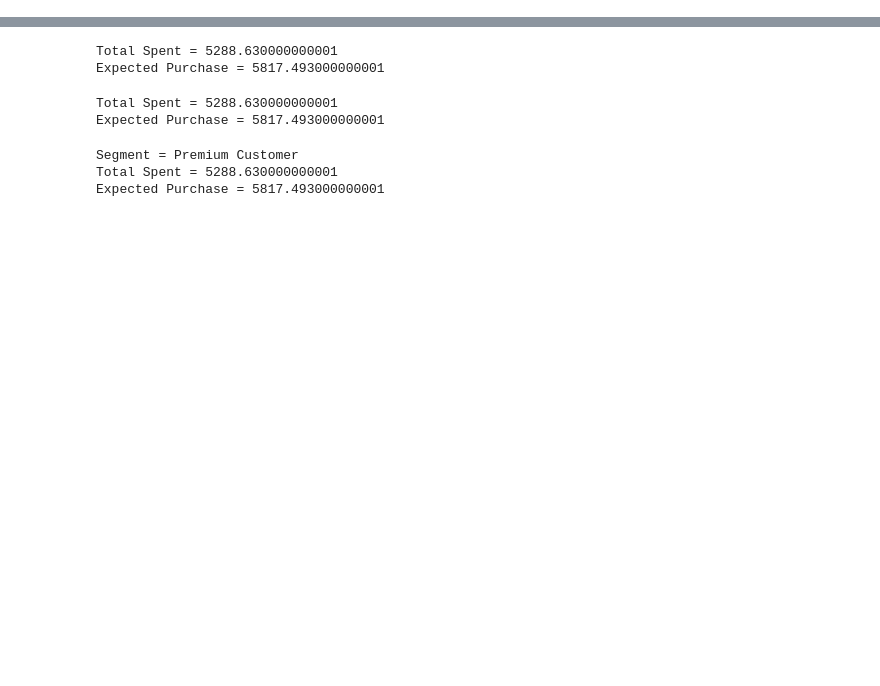
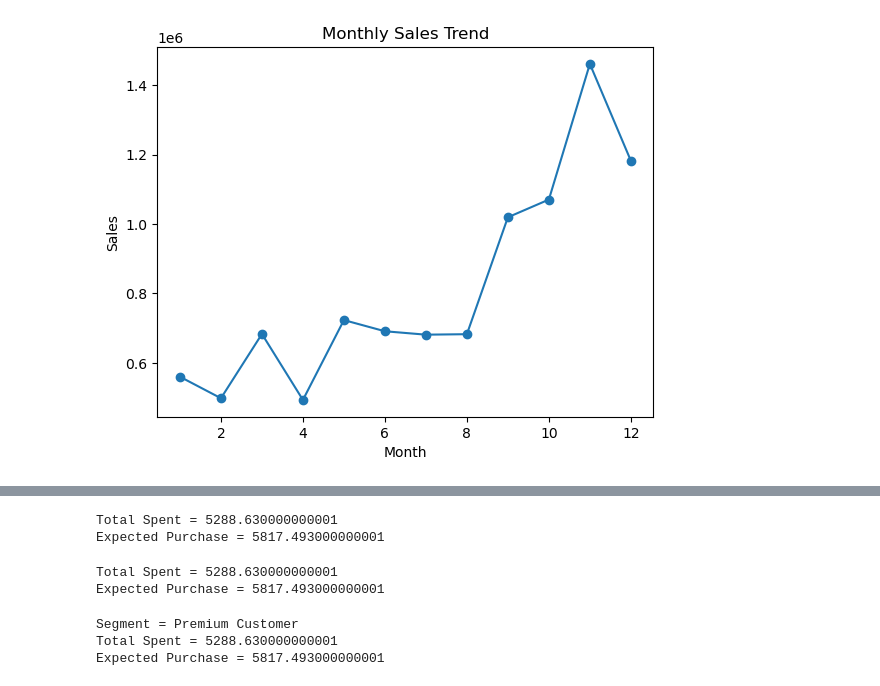
Before and after one commit to Jahnavi7938/customer_segmentation-project, a Jupyter notebook: project.ipynb, the cells around one changed output, grey strips where cells are left out. Drawn from its saved outputs; the diff is of its cells as text; code cells hidden in the pictures; blank space fills up the shorter version.

```diff
--- a/project.ipynb
+++ b/project.ipynb
@@ -2,0 +20,18 @@ import pandas as pd
+# %%
+df["InvoiceDate"] = pd.to_datetime(df["InvoiceDate"])
+
+df["Month"] = df["InvoiceDate"].dt.month
+
+df["TotalAmount"] = df["Quantity"] * df["UnitPrice"]
+
+monthly_sales = df.groupby("Month")["TotalAmount"].sum()
+
+monthly_sales.plot(kind="line", marker="o")
+
+plt.title("Monthly Sales Trend")
+plt.xlabel("Month")
+plt.ylabel("Sales")
+
+plt.show()
+# %% [output]
+[figure, added]
```
Also changed, not shown: parts of 4 cells of this notebook.
